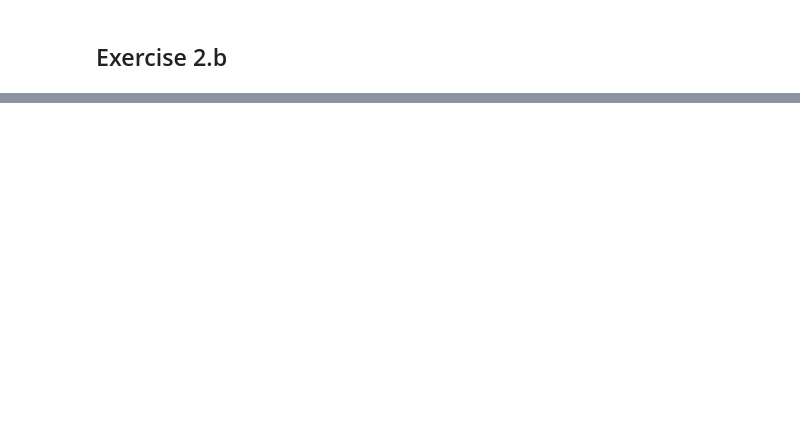
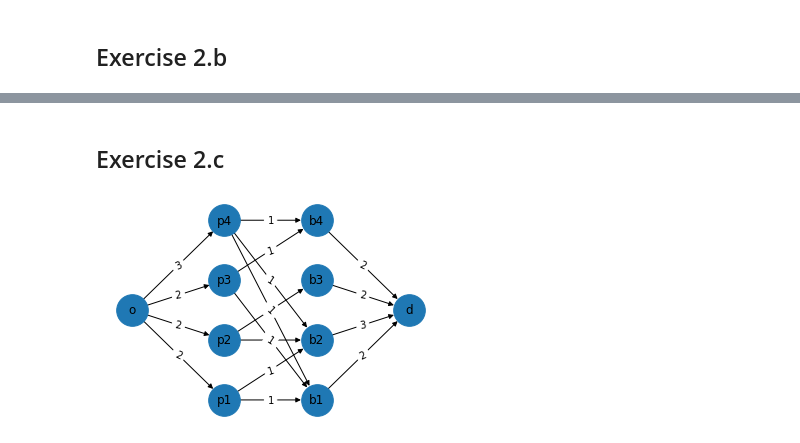
Before and after one commit to antonioalbanese/NetworkDynamicsAndLearning, a Jupyter notebook: HW1.ipynb, the cells around one changed output, grey strips where cells are left out. Saved outputs shown, nothing was run; the diff lists cells and outputs as text; code cells hidden in the pictures; blank space fills up the shorter version.

```diff
--- a/HW1.ipynb
+++ b/HW1.ipynb
@@ -274,0 +292,22 @@ nx.draw(new_G, pos, **options, with_labels=True)
+# %% [markdown]
+## Exercise 2.c
+# %%
+## adding capacity to book-destination edges
+Gc = nx.DiGraph()
+nodes = ['p1','p2','p3','p4','b1','b2','b3','b4']
+edges = [('p1', 'b1',{'capacity': 1}), ('p1', 'b2',{'capacity': 1}), ('p2', 'b2',{'capacity': 1}), ('p2', 'b3',{'capacity': 1}), ('p3', 'b1',{'capacity': 1}), ('p3', 'b4',{'capacity': 1}), ('p4', 'b1',{'capacity': 1}), ('p4', 'b2',{'capacity': 1}), ('p4', 'b4',{'capacity': 1})]
+Gc.add_nodes_from(nodes)
+Gc.add_edges_from(edges)
+Gc.add_node('o')
+Gc.add_node('d')
+Gc.add_edges_from([('o','p1',{'capacity': 2}),('o','p2',{'capacity': 2}),('o','p3',{'capacity': 2}),('o','p4',{'capacity': 3}),('b1','d',{'capacity': 2}),('b2','d',{'capacity': 3}),('b3','d',{'capacity': 2}),('b4','d',{'capacity': 2})])
+labels = nx.get_edge_attributes(Gc,'capacity')
+options = {
+    'node_size': 1000,
+    'width': 1, # width of the edges
+}
+pos = {'o':(0,50),'p1': (40, 20), 'p2': (40, 40), 'p3': (40, 60), 'p4': (40, 80), 'b1': (80, 20), 'b2': (80, 40), 'b3': (80, 60), 'b4': (80, 80),'d':(120,50)}
+nx.draw_networkx_edge_labels(Gc, pos, edge_labels = labels)
+nx.draw(Gc, pos, **options, with_labels=True)
+# %% [output]
+[figure, added]
```
Also changed, not shown: parts of 33 cells of this notebook.
